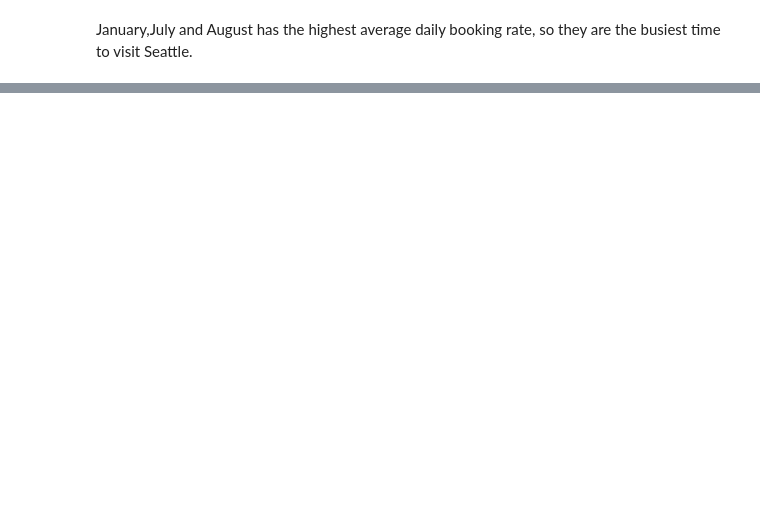
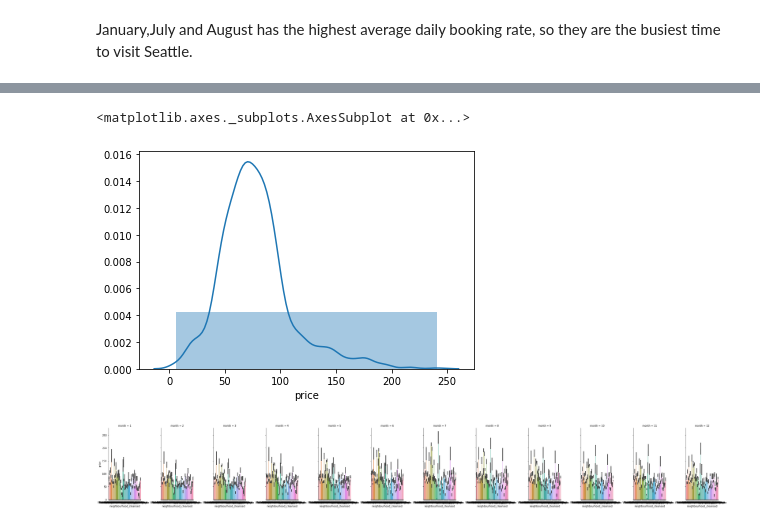
Before and after one commit to sal7-4/CRISP_DM, a Jupyter notebook: seattle-airbnb-pricing-prediction.ipynb, the cells around one changed output, grey strips where cells are left out. Drawn from its saved outputs; the diff is of its cells as text; code cells hidden in the pictures; blank space fills up the shorter version.

```diff
--- a/seattle-airbnb-pricing-prediction.ipynb
+++ b/seattle-airbnb-pricing-prediction.ipynb
@@ -211,0 +244,11 @@ January,July and August has the highest average daily booking rate, so they are
+# %%
+sns.distplot(a['price'], bins=1)# price distribution
+# %% [output]
+<matplotlib.axes._subplots.AxesSubplot at 0x...>
+[figure, added]
+# %%
+sns.catplot(x="neighbourhood_cleansed", y="price",
+            col="month", aspect=6,
+            kind="bar", data=cn);
+# %% [output]
+[figure, added]
```
Also changed, not shown: parts of 9 cells of this notebook.
